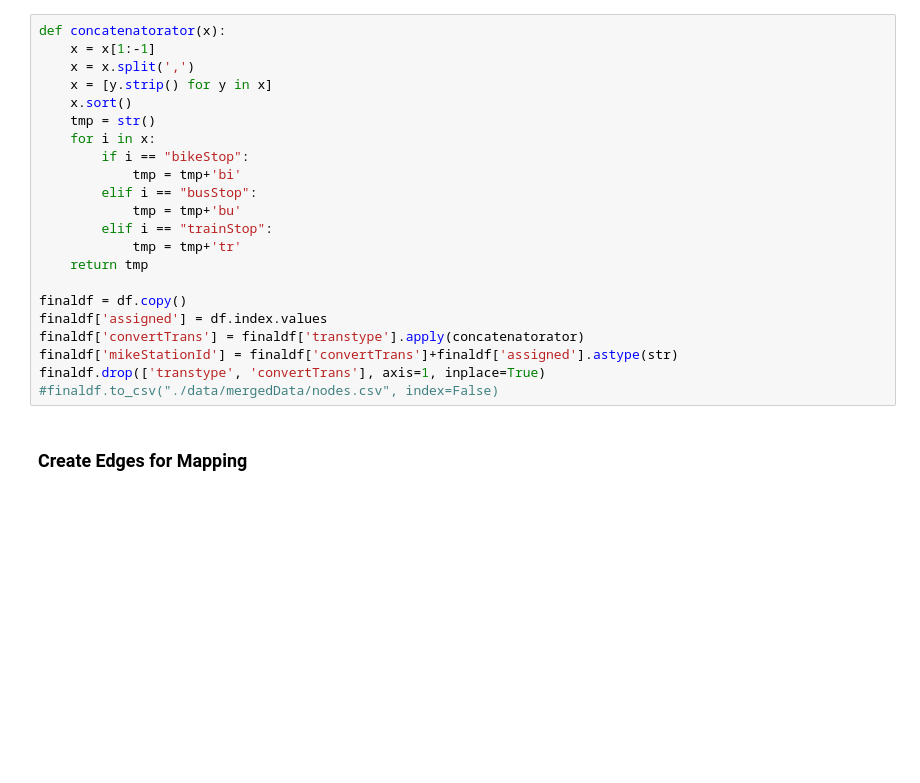
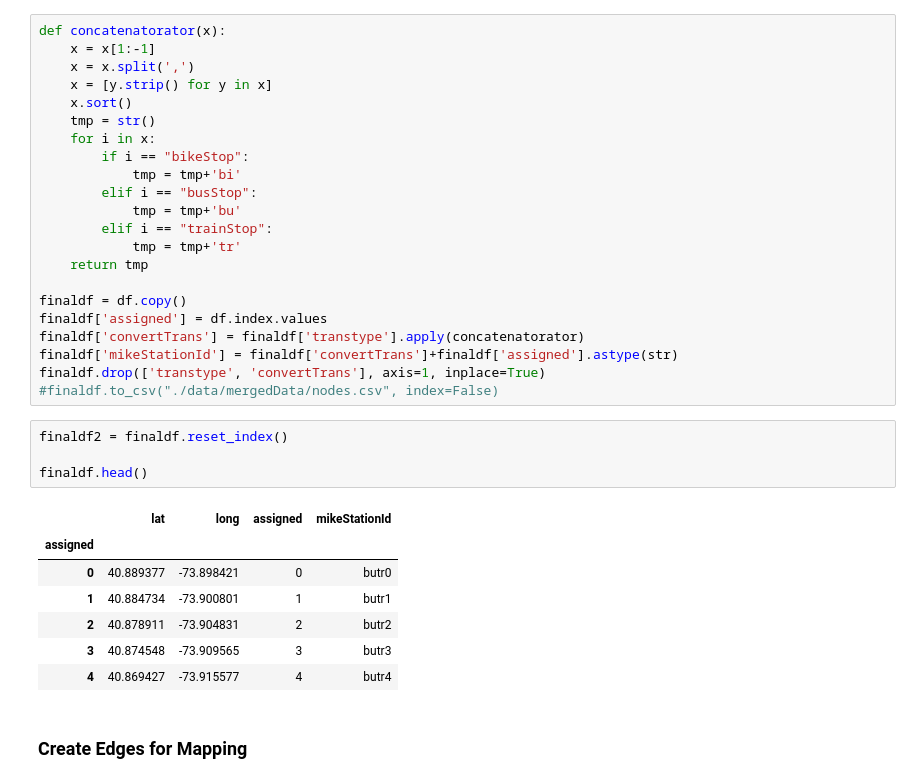
Before and after one commit to mattyd2/ds1004finalproject, a Jupyter notebook: step2.ipynb, the cells around one changed output. Drawn from its saved outputs; the diff is of its cells as text; blank space fills up the shorter version.

```diff
--- a/step2.ipynb
+++ b/step2.ipynb
@@ -37,6 +37,18 @@ finaldf['convertTrans'] = finaldf['transtype'].apply(concatenatorator)
 finaldf['mikeStationId'] = finaldf['convertTrans']+finaldf['assigned'].astype(str)
 finaldf.drop(['transtype', 'convertTrans'], axis=1, inplace=True)
 #finaldf.to_csv("./data/mergedData/nodes.csv", index=False)
+# %%
+finaldf2 = finaldf.reset_index()
+
+finaldf.head()
+# %% [output]
+|  | lat | long | assigned | mikeStationId |
+| assigned |  |  |  |  |
+| 0 | 40.889377 | -73.898421 | 0 | butr0 |
+| 1 | 40.884734 | -73.900801 | 1 | butr1 |
+| 2 | 40.878911 | -73.904831 | 2 | butr2 |
+| 3 | 40.874548 | -73.909565 | 3 | butr3 |
+| 4 | 40.869427 | -73.915577 | 4 | butr4 |
 # %% [markdown]
 ### Create Edges for Mapping
 # %%
```
